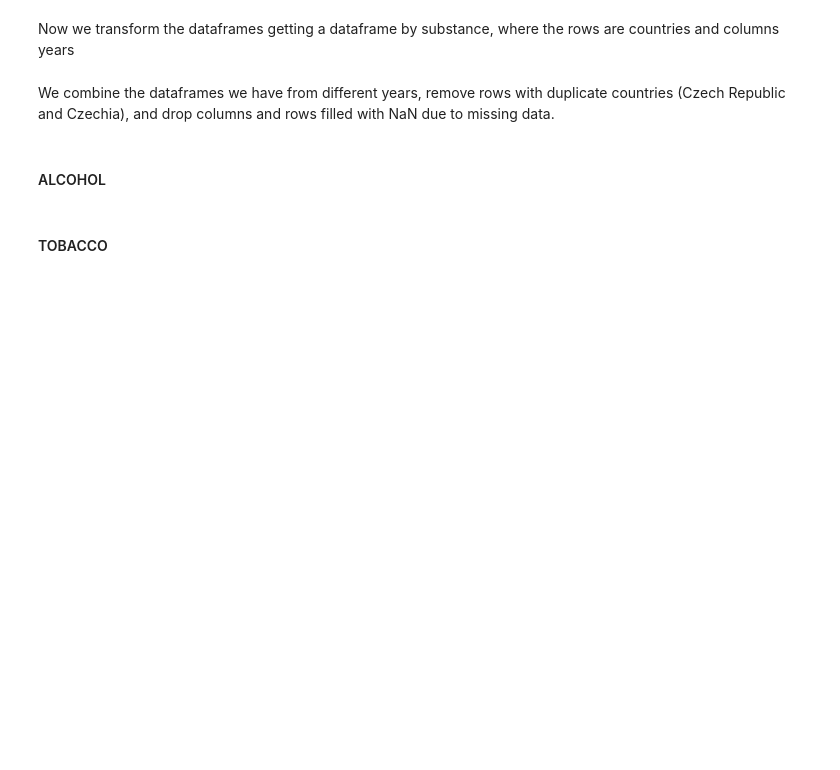
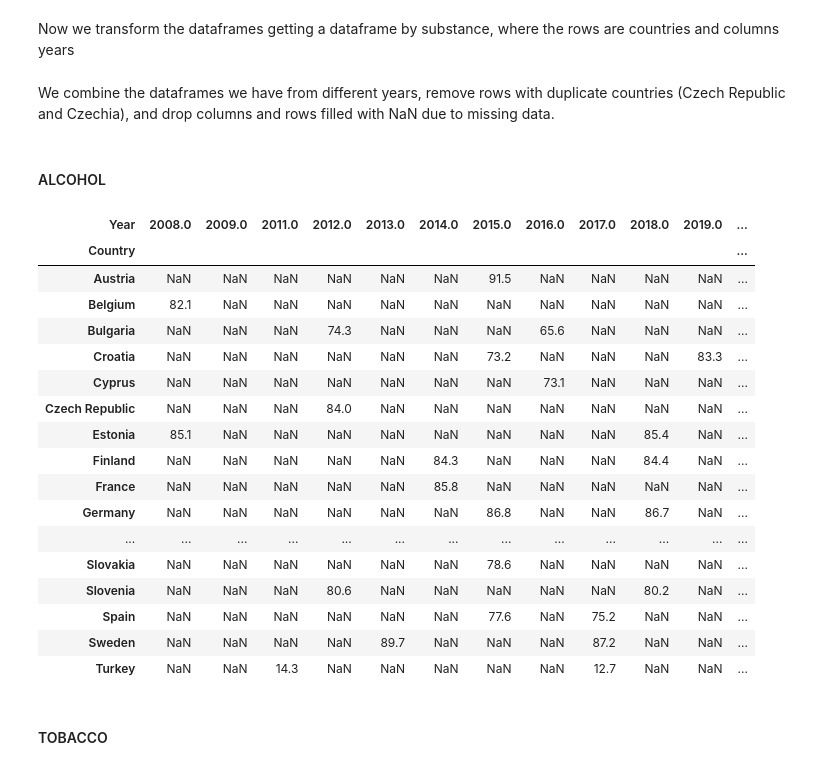
Before and after one commit to Danielgarpra/Analysis_of_drug_use_in_Europe-EDA, a Jupyter notebook: EDA/EDA.ipynb, the cells around one changed output. Cells and saved outputs as stored; diff of their text form; code cells hidden in the pictures; blank space fills up the shorter version.

```diff
--- a/EDA/EDA.ipynb
+++ b/EDA/EDA.ipynb
@@ -159,9 +159,29 @@ We combine the dataframes we have from different years, remove rows with duplica
 # %%
 alc_2024_mod=alc_2024.pivot(index="Country", columns="Year", values="Total")
 alc_2020_mod=alc_2020.pivot(index="Country", columns="Year", values="Total")
 alc_2017_mod=alc_2017.pivot(index="Country", columns="Year", values="Total")
 
 df_alcohol=alc_2024_mod.combine_first(alc_2020_mod.combine_first(alc_2017_mod)).dropna(axis=1, how='all').drop(index='Czechia').dropna(axis=0, how='all')
+df_alcohol
+# %% [output]
+| Year | 2008.0 | 2009.0 | 2011.0 | 2012.0 | 2013.0 | 2014.0 | 2015.0 | 2016.0 | 2017.0 | 2018.0 | 2019.0 | ... |
+| Country |  |  |  |  |  |  |  |  |  |  |  | ... |
+| Austria | NaN | NaN | NaN | NaN | NaN | NaN | 91.5 | NaN | NaN | NaN | NaN | ... |
+| Belgium | 82.1 | NaN | NaN | NaN | NaN | NaN | NaN | NaN | NaN | NaN | NaN | ... |
+| Bulgaria | NaN | NaN | NaN | 74.3 | NaN | NaN | NaN | 65.6 | NaN | NaN | NaN | ... |
+| Croatia | NaN | NaN | NaN | NaN | NaN | NaN | 73.2 | NaN | NaN | NaN | 83.3 | ... |
+| Cyprus | NaN | NaN | NaN | NaN | NaN | NaN | NaN | 73.1 | NaN | NaN | NaN | ... |
+| Czech Republic | NaN | NaN | NaN | 84.0 | NaN | NaN | NaN | NaN | NaN | NaN | NaN | ... |
+| Estonia | 85.1 | NaN | NaN | NaN | NaN | NaN | NaN | NaN | NaN | 85.4 | NaN | ... |
+| Finland | NaN | NaN | NaN | NaN | NaN | 84.3 | NaN | NaN | NaN | 84.4 | NaN | ... |
+| France | NaN | NaN | NaN | NaN | NaN | 85.8 | NaN | NaN | NaN | NaN | NaN | ... |
+| Germany | NaN | NaN | NaN | NaN | NaN | NaN | 86.8 | NaN | NaN | 86.7 | NaN | ... |
+| ... | ... | ... | ... | ... | ... | ... | ... | ... | ... | ... | ... | ... |
+| Slovakia | NaN | NaN | NaN | NaN | NaN | NaN | 78.6 | NaN | NaN | NaN | NaN | ... |
+| Slovenia | NaN | NaN | NaN | 80.6 | NaN | NaN | NaN | NaN | NaN | 80.2 | NaN | ... |
+| Spain | NaN | NaN | NaN | NaN | NaN | NaN | 77.6 | NaN | 75.2 | NaN | NaN | ... |
+| Sweden | NaN | NaN | NaN | NaN | 89.7 | NaN | NaN | NaN | 87.2 | NaN | NaN | ... |
+| Turkey | NaN | NaN | 14.3 | NaN | NaN | NaN | NaN | NaN | 12.7 | NaN | NaN | ... |
 # %% [markdown]
 #### TOBACCO
 # %%
```
Also changed, not shown: parts of 18 cells of this notebook.
